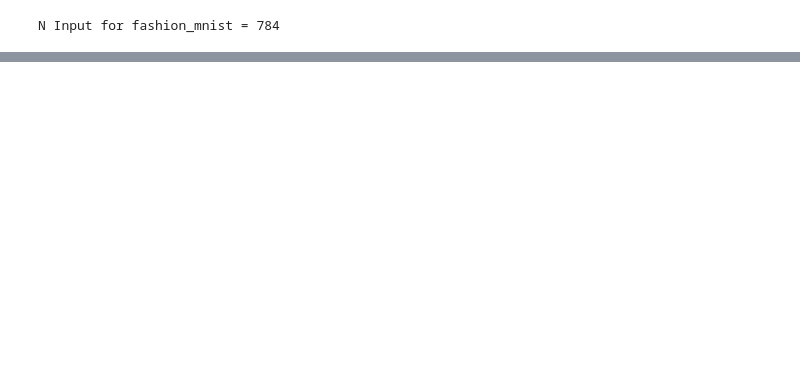
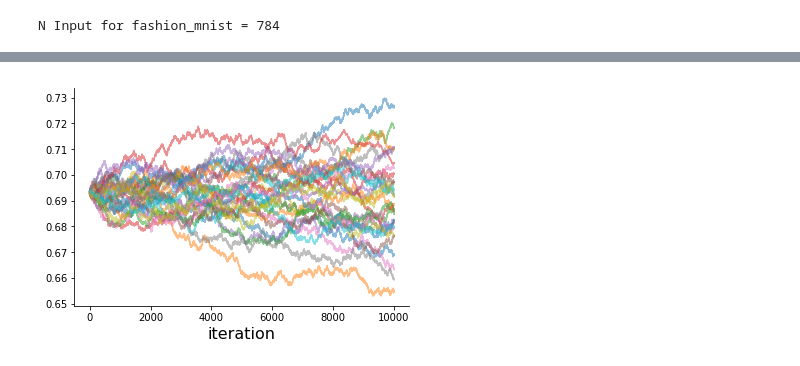
Before and after one commit to chongguo/ADVI-pymc3-Fashion-MNIST, a Jupyter notebook: BBB_part_2_SH.ipynb, the cells around one changed output, grey strips where cells are left out. Cells and saved outputs as stored; diff of their text form; code cells hidden in the pictures; blank space fills up the shorter version.

Commit message:
working BBB network with 0.72 test perf

```diff
--- a/BBB_part_2_SH.ipynb
+++ b/BBB_part_2_SH.ipynb
@@ -27,3 +30,7 @@ Running on PyMC3 v3.5
+# %%
+# Set random seeds
+np.random.seed(42)
+pm.set_tt_rng(42)
 # %%
 # Avoid warnings on batches below
 from warnings import filterwarnings
@@ -210,10 +141,0 @@ y_test[0:49]
-# %%
-# show a few samples
-nsamples = 10
-fig = plt.figure(figsize=(15,15))
-ax = fig.subplots(1,nsamples)
-for i in range(nsamples):
-    ax[i].imshow(np.reshape(X_test[i],(28,28)),cmap='gray')
-    ax[i].set_title(label_dict[y_test[i]])
-    ax[i].set_xlabel(label_dict[y_pred[i]])
-fig.show()
@@ -219,0 +161,18 @@ fig.show()
+# %%
+# convergence not great, use a different method for conv check after:
+# https://docs.pymc.io/notebooks/variational_api_quickstart.html
+with NN_model:
+    advi = pm.ADVI()
+
+# After the bayes by BackProp paper!
+print(advi.approx.shared_params)
+
+# To better look at convergence, we keep track of parameter mean and std
+ev_mean = advi.approx.mean.eval # callable that returns mean
+ev_std = advi.approx.std.eval # callable that returns std
+tracker = pm.callbacks.Tracker(mean=ev_mean,std=ev_std)
+print(tracker.whatchdict)
+
+n_approx_iter = 10000
+with NN_model:
+    approx = advi.fit(n=n_approx_iter, callbacks=[tracker])
@@ -219,0 +183,13 @@ fig.show()
+# %%
+get_weight_mean = lambda i : [t[i] for t in tracker['mean']]
+get_weight_stds = lambda i : [t[i] for t in tracker['std']]
+# %%
+# Not sure this is doing what we want...
+figsize = (8,3); fontsize = 16;
+f, ax = plt.subplots(1,1)
+for i in range(30):
+    ax.plot(get_weight_stds(i),alpha=0.5,label=i)
+ax.set_xlabel('iteration',fontsize=fontsize);
+sns.despine();
+# %% [output]
+[figure, added]
```
Also changed, not shown: parts of 33 cells of this notebook, 1 other file.
